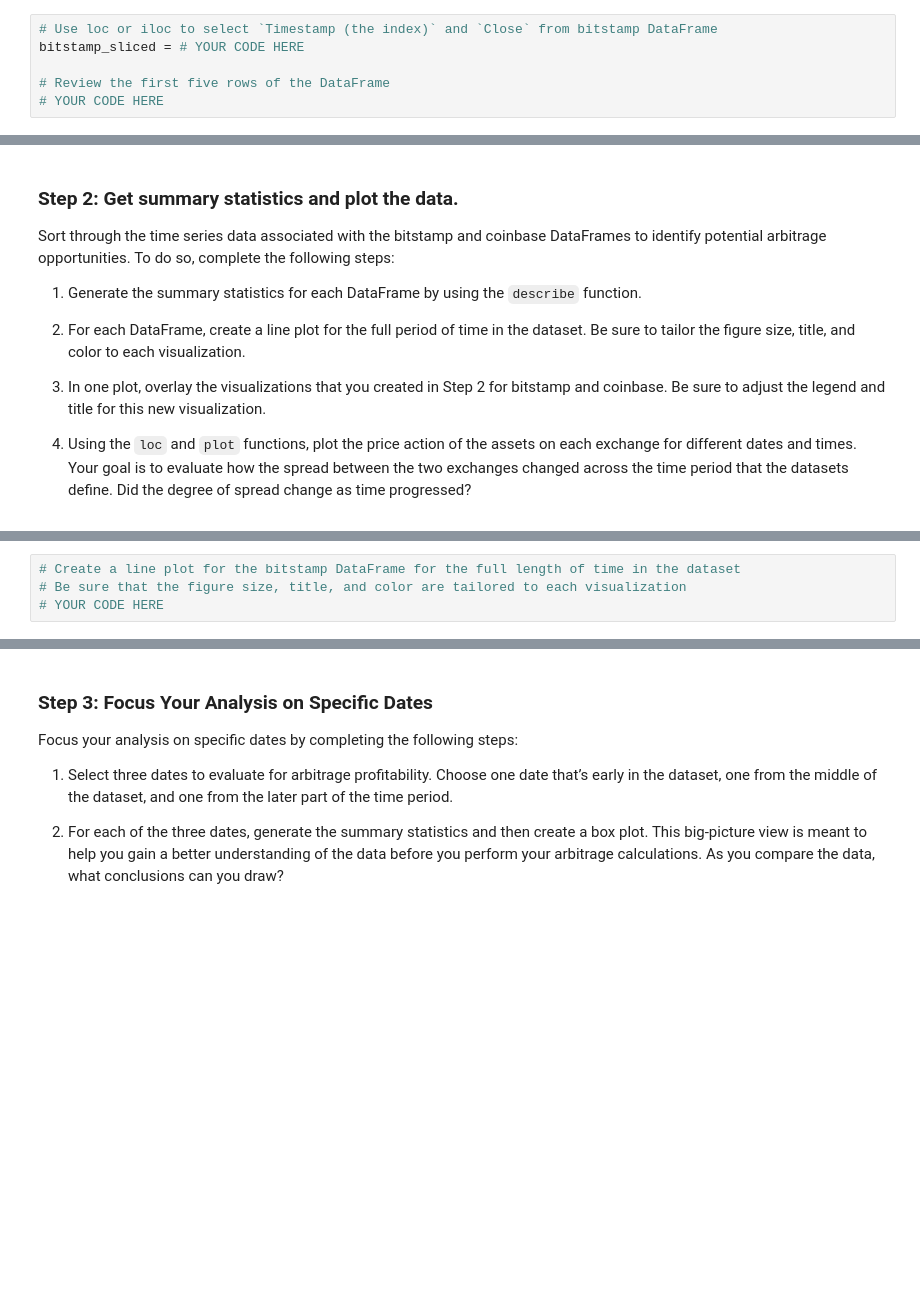
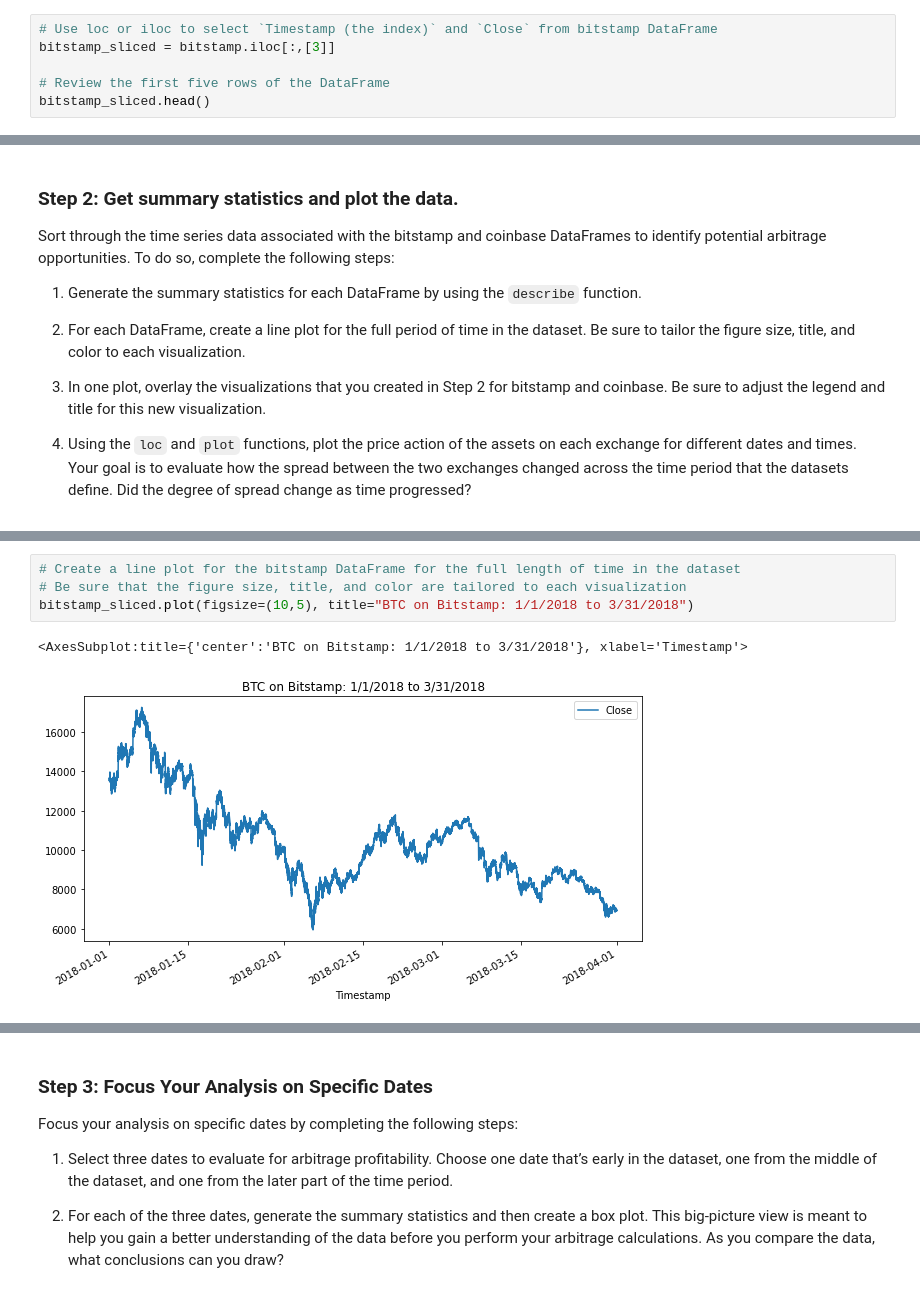
Before and after one commit to jake-viss/UW_Fintech_Challenge_3, a Jupyter notebook: crypto_arbitrage.ipynb, the cells around one changed output, grey strips where cells are left out. Saved outputs shown, nothing was run; the diff lists cells and outputs as text; blank space fills up the shorter version.

```diff
--- a/crypto_arbitrage.ipynb
+++ b/crypto_arbitrage.ipynb
@@ -215,8 +215,8 @@ Select the data you want to analyze. Use `loc` or `iloc` to select the following
 * Close
 # %%
 # Use loc or iloc to select `Timestamp (the index)` and `Close` from bitstamp DataFrame
-bitstamp_sliced = # YOUR CODE HERE
+bitstamp_sliced = bitstamp.iloc[:,[3]]
 
 # Review the first five rows of the DataFrame
-# YOUR CODE HERE
+bitstamp_sliced.head()
 # %% [output]
@@ -248,7 +282,10 @@ Sort through the time series data associated with the bitstamp and coinbase Data
 # %%
 # Create a line plot for the bitstamp DataFrame for the full length of time in the dataset
 # Be sure that the figure size, title, and color are tailored to each visualization
-# YOUR CODE HERE
+bitstamp_sliced.plot(figsize=(10,5), title="BTC on Bitstamp: 1/1/2018 to 3/31/2018")
+# %% [output]
+<AxesSubplot:title={'center':'BTC on Bitstamp: 1/1/2018 to 3/31/2018'}, xlabel='Timestamp'>
+[figure, added]
 # %%
 # Create a line plot for the coinbase DataFrame for the full length of time in the dataset
 # Be sure that the figure size, title, and color are tailored to each visualization
```
Also changed, not shown: parts of 18 cells of this notebook.
